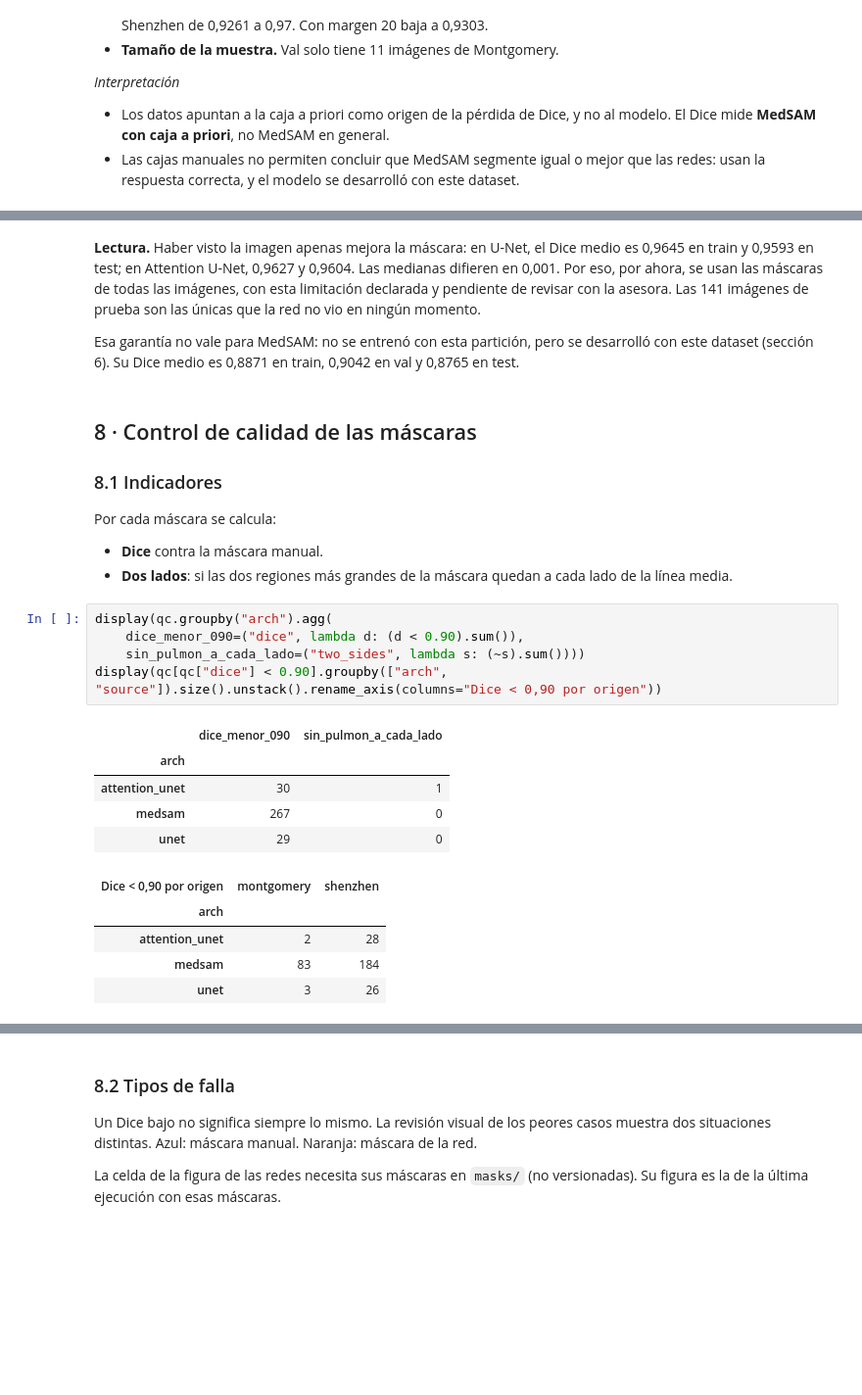
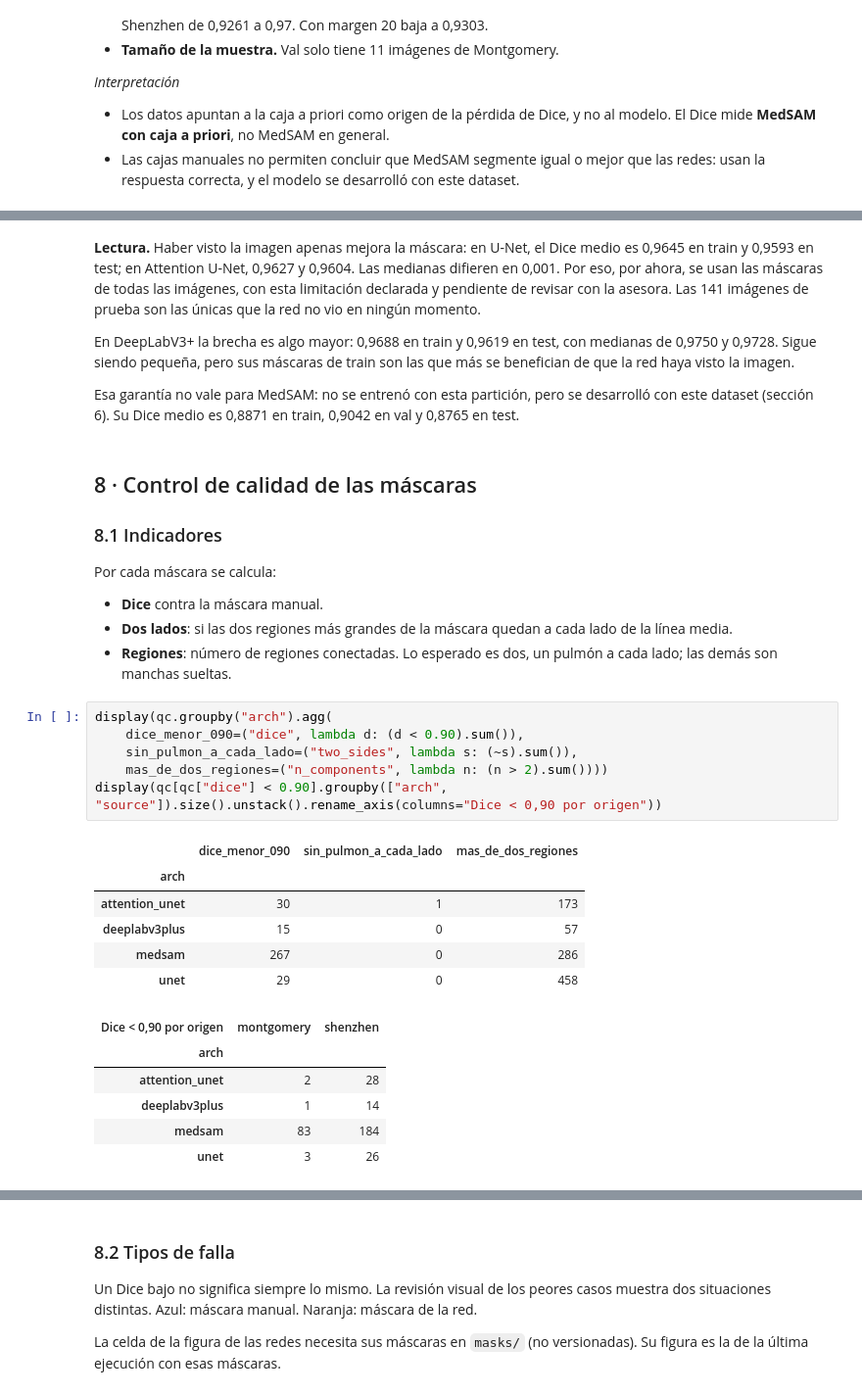
Before and after one commit to JulianCarvajal/tuberculosis-lung-segmentation, a Jupyter notebook: notebooks/02_segmentacion.ipynb, the cells around one changed output, grey strips where cells are left out. Shown at 98% size. Saved outputs shown, nothing was run; the diff lists cells and outputs as text; blank space fills up the shorter version.

```diff
--- a/notebooks/02_segmentacion.ipynb
+++ b/notebooks/02_segmentacion.ipynb
@@ -649,6 +719,8 @@ display(qc.groupby(["arch", "split"])["dice"].agg(["count", "mean", "median", "m
 # %% [markdown]
 **Lectura.** Haber visto la imagen apenas mejora la máscara: en U-Net, el Dice medio es 0,9645 en train y 0,9593 en test; en Attention U-Net, 0,9627 y 0,9604. Las medianas difieren en 0,001. Por eso, por ahora, se usan las máscaras de todas las imágenes, con esta limitación declarada y pendiente de revisar con la asesora. Las 141 imágenes de prueba son las únicas que la red no vio en ningún momento.
 
+En DeepLabV3+ la brecha es algo mayor: 0,9688 en train y 0,9619 en test, con medianas de 0,9750 y 0,9728. Sigue siendo pequeña, pero sus máscaras de train son las que más se benefician de que la red haya visto la imagen.
+
 Esa garantía no vale para MedSAM: no se entrenó con esta partición, pero se desarrolló con este dataset (sección 6). Su Dice medio es 0,8871 en train, 0,9042 en val y 0,8765 en test.
 # %% [markdown]
 ## 8 · Control de calidad de las máscaras
@@ -659,20 +731,24 @@ Por cada máscara se calcula:
 
 - **Dice** contra la máscara manual.
 - **Dos lados**: si las dos regiones más grandes de la máscara quedan a cada lado de la línea media.
+- **Regiones**: número de regiones conectadas. Lo esperado es dos, un pulmón a cada lado; las demás son manchas sueltas.
 # %%
 display(qc.groupby("arch").agg(
     dice_menor_090=("dice", lambda d: (d < 0.90).sum()),
-    sin_pulmon_a_cada_lado=("two_sides", lambda s: (~s).sum())))
+    sin_pulmon_a_cada_lado=("two_sides", lambda s: (~s).sum()),
+    mas_de_dos_regiones=("n_components", lambda n: (n > 2).sum())))
 display(qc[qc["dice"] < 0.90].groupby(["arch", "source"]).size().unstack().rename_axis(columns="Dice < 0,90 por origen"))
 # %% [output]
-|  | dice_menor_090 | sin_pulmon_a_cada_lado |
-| arch |  |  |
-| attention_unet | 30 | 1 |
-| medsam | 267 | 0 |
-| unet | 29 | 0 |
+|  | dice_menor_090 | sin_pulmon_a_cada_lado | mas_de_dos_regiones |
+| arch |  |  |  |
+| attention_unet | 30 | 1 | 173 |
+| deeplabv3plus | 15 | 0 | 57 |
+| medsam | 267 | 0 | 286 |
+| unet | 29 | 0 | 458 |
 | Dice < 0,90 por origen | montgomery | shenzhen |
 | arch |  |  |
 | attention_unet | 2 | 28 |
+| deeplabv3plus | 1 | 14 |
 | medsam | 83 | 184 |
 | unet | 3 | 26 |
 # %% [markdown]
```
Also changed, not shown: parts of 22 cells of this notebook, 21 other files.
